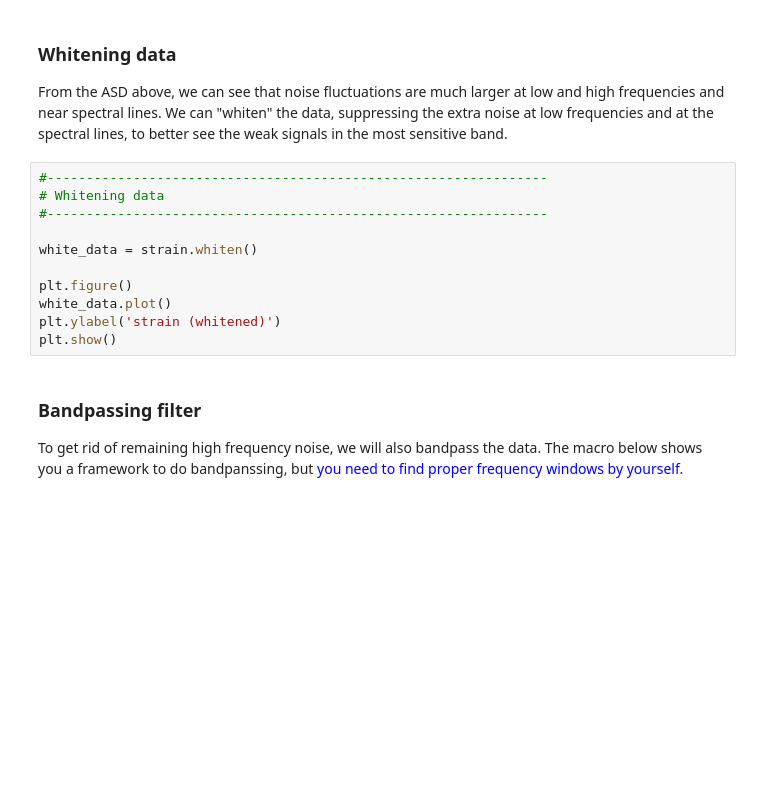
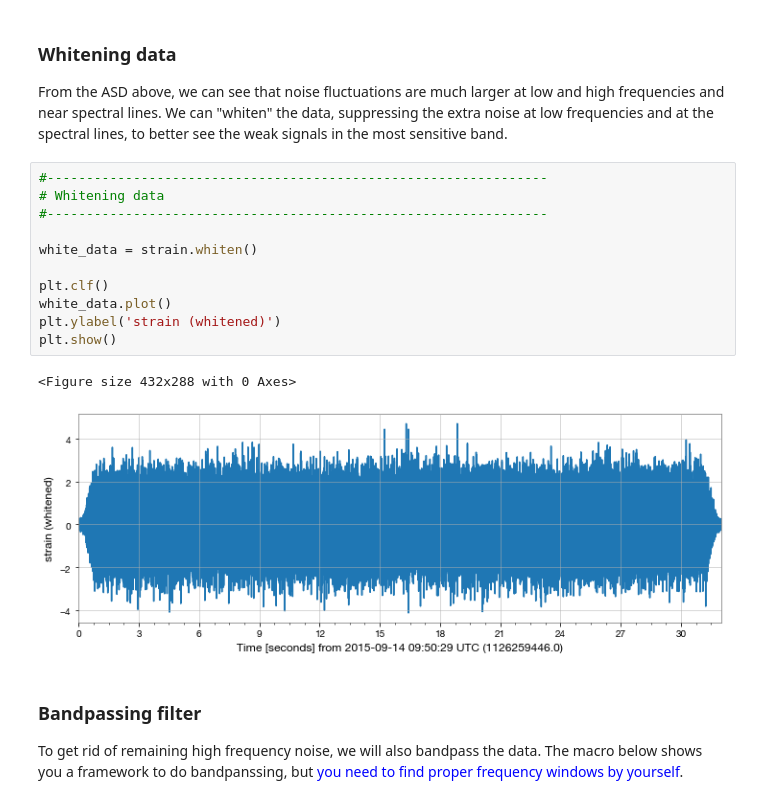
Before and after one commit to boundino/jlab, a Jupyter notebook: LIGO/LIGOtutorial814.ipynb, the cells around one changed output. Cells and saved outputs as stored; diff of their text form; blank space fills up the shorter version.

```diff
--- a/LIGO/LIGOtutorial814.ipynb
+++ b/LIGO/LIGOtutorial814.ipynb
@@ -88,14 +96,17 @@ From the ASD above, we can see that noise fluctuations are much larger at low an
 # %%
 #----------------------------------------------------------------
 # Whitening data
 #----------------------------------------------------------------
 
 white_data = strain.whiten()
 
-plt.figure()
+plt.clf()
 white_data.plot()
 plt.ylabel('strain (whitened)')
 plt.show()
+# %% [output]
+<Figure size 432x288 with 0 Axes>
+[figure, added]
 # %% [markdown]
 ### Bandpassing filter
 To get rid of remaining high frequency noise, we will also bandpass the data. The macro below shows you a framework to do bandpanssing, but <span style="color:blue">you need to find proper frequency windows by yourself</span>.
```
Also changed, not shown: parts of 16 cells of this notebook.
